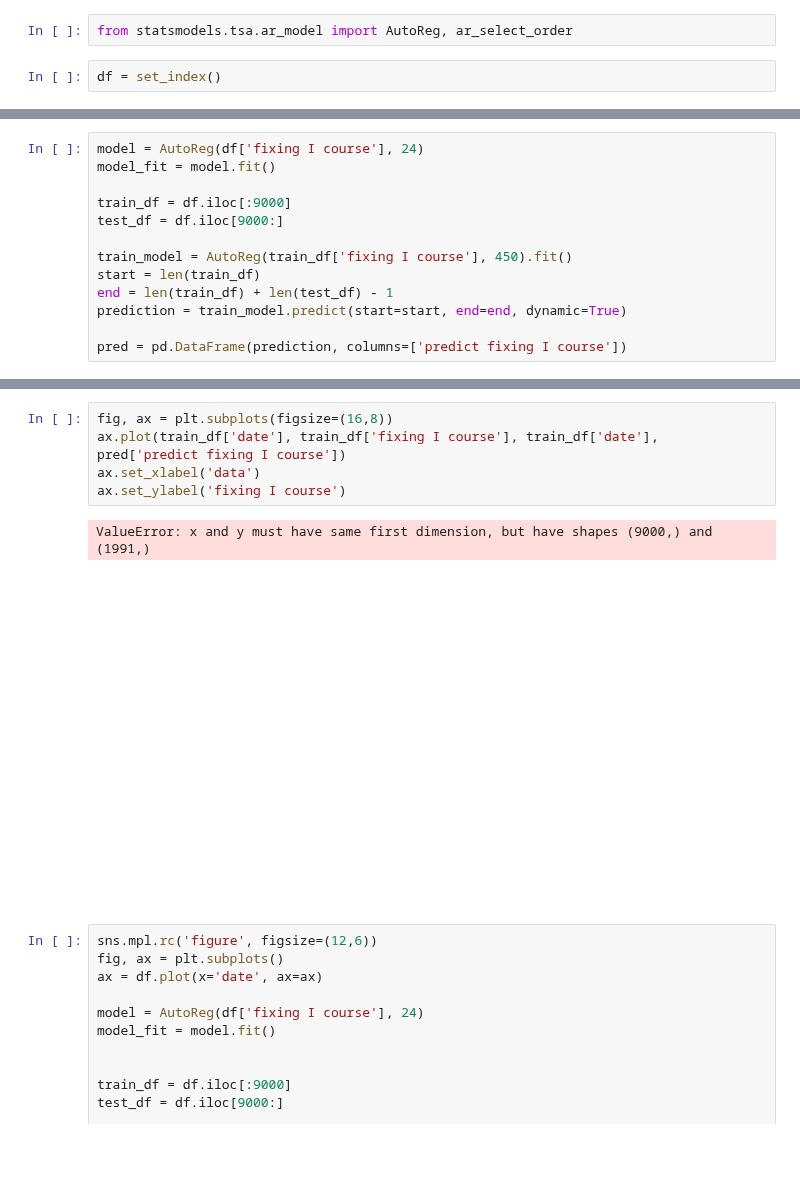
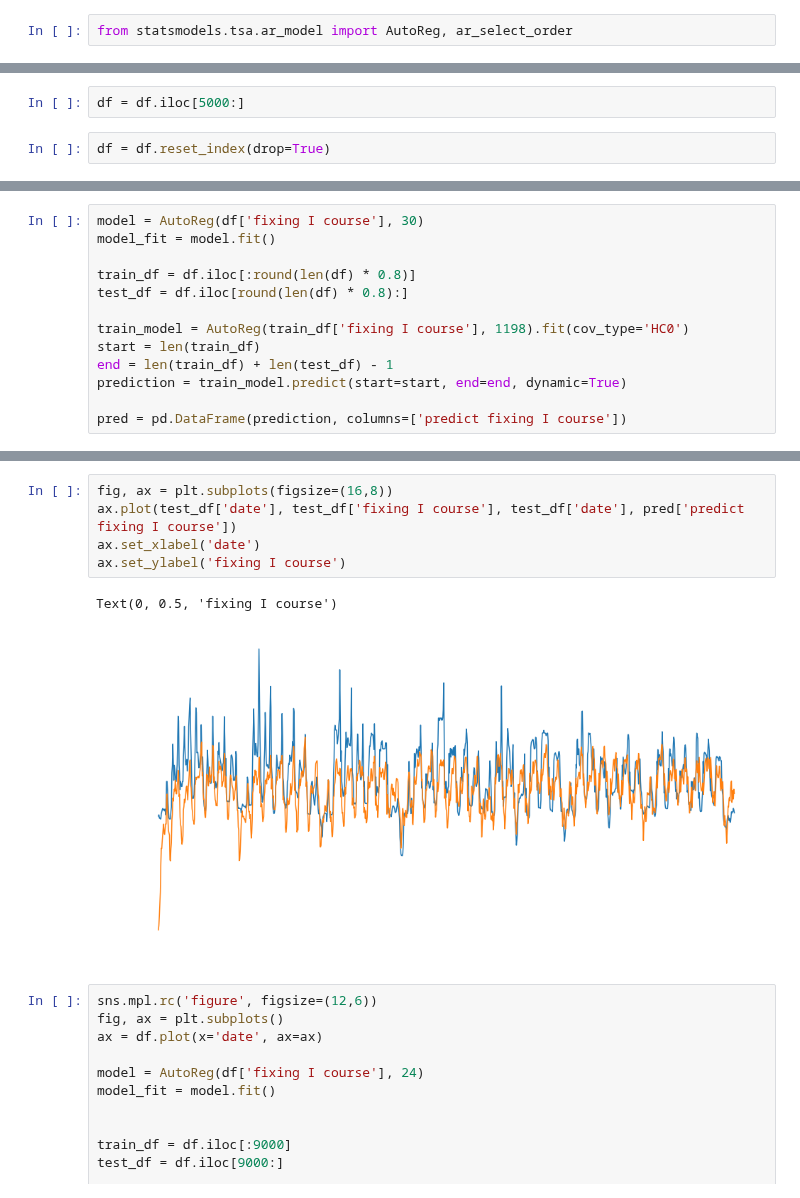
Before and after one commit to piekarsky/Short-Term-Electricity-Price-Forecasting-at-the-Polish-Day-Ahead-Market, a Jupyter notebook: electricity-price-forecasting-statistical-models.ipynb, the cells around one changed output, grey strips where cells are left out. Saved outputs shown, nothing was run; the diff lists cells and outputs as text; blank space fills up the shorter version.

```diff
--- a/electricity-price-forecasting-statistical-models.ipynb
+++ b/electricity-price-forecasting-statistical-models.ipynb
@@ -43,5 +43,3 @@ plt.show()
 #### ARIMA Model (Auto Regression)
 # %%
 from statsmodels.tsa.ar_model import AutoReg, ar_select_order
-# %%
-df = set_index()
@@ -51,0 +79,4 @@ print(df.info())
+# %%
+df = df.iloc[5000:]
+# %%
+df = df.reset_index(drop=True)
@@ -52,11 +99,11 @@ print(df.info())
 # %%
-model = AutoReg(df['fixing I course'], 24)
+model = AutoReg(df['fixing I course'], 30)
 model_fit = model.fit()
 
-train_df = df.iloc[:9000]
-test_df = df.iloc[9000:]
+train_df = df.iloc[:round(len(df) * 0.8)]
+test_df = df.iloc[round(len(df) * 0.8):]
 
-train_model = AutoReg(train_df['fixing I course'], 450).fit()
+train_model = AutoReg(train_df['fixing I course'], 1198).fit(cov_type='HC0')
 start = len(train_df)
 end = len(train_df) + len(test_df) - 1
 prediction = train_model.predict(start=start, end=end, dynamic=True)
@@ -80,11 +112,11 @@ Name: predict fixing I course, Length: 1991, dtype: float64
 # %%
 fig, ax = plt.subplots(figsize=(16,8))
-ax.plot(train_df['date'], train_df['fixing I course'], train_df['date'], pred['predict fixing I course'])
-ax.set_xlabel('data')
+ax.plot(test_df['date'], test_df['fixing I course'], test_df['date'], pred['predict fixing I course'])
+ax.set_xlabel('date')
 ax.set_ylabel('fixing I course')
 # %% [output]
-ValueError: x and y must have same first dimension, but have shapes (9000,) and (1991,)
+Text(0, 0.5, 'fixing I course')
-[figure, old version]
+[figure, new version]
 # %%
 sns.mpl.rc('figure', figsize=(12,6))
 fig, ax = plt.subplots()
```
Also changed, not shown: parts of 7 cells of this notebook.
